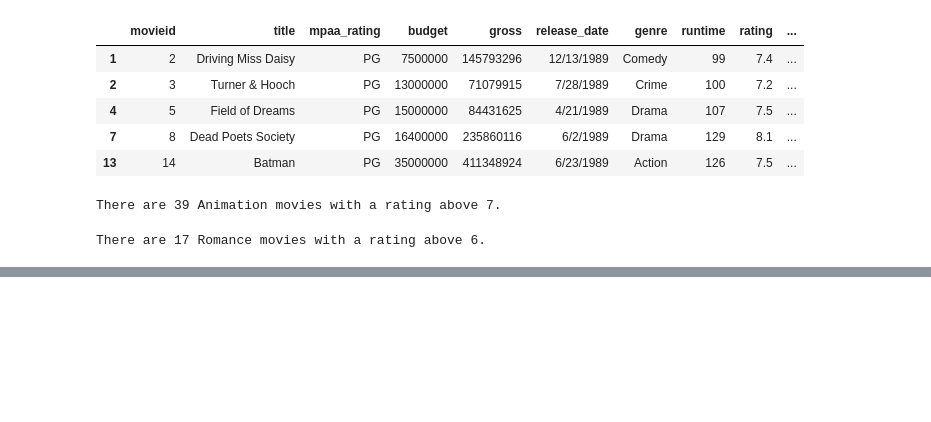
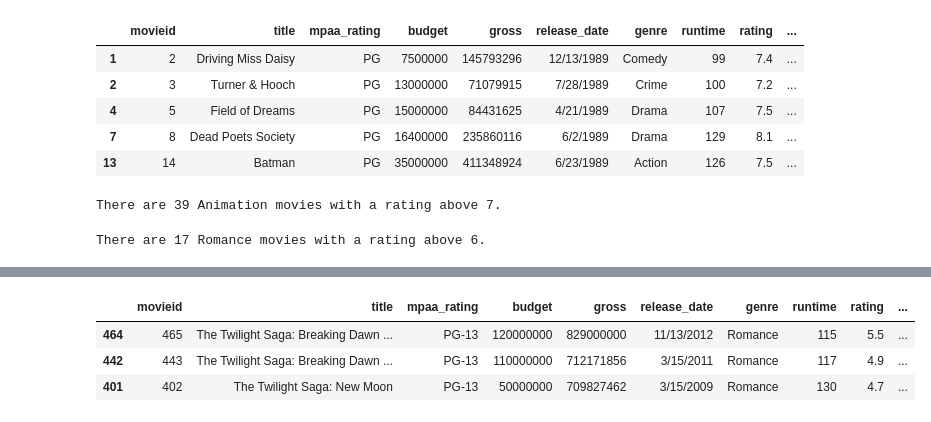
Before and after one commit to RHout19/Project-1, a Jupyter notebook: Model 1/Project 1/Sprint_4_Panda.ipynb, the cells around one changed output, grey strips where cells are left out. Cells and saved outputs as stored; diff of their text form; code cells hidden in the pictures; blank space fills up the shorter version.

```diff
--- a/Model 1/Sprint_4_Panda.ipynb
+++ b/Model 1/Project 1/Sprint_4_Panda.ipynb
@@ -246,0 +280,13 @@ KeyError: "None of [Int64Index([  7500000,   7500000,  13000000,  14000000,  150
+# %%
+#Exercise 6 | top 3 high Gross Romance movies released after 1999, not included (typecast it to datetime)
+
+search_year = int(input("Insert Release Year:"))
+
+mv['year'] = pd.to_datetime(mv['release_date']).dt.year
+
+mv[(mv['genre'] == 'Romance') & (mv["year"] > search_year)].nlargest(3, 'gross')
+# %% [output]
+|  | movieid | title | mpaa_rating | budget | gross | release_date | genre | runtime | rating | ... |
+| 464 | 465 | The Twilight Saga: Breaking Dawn ... | PG-13 | 120000000 | 829000000 | 11/13/2012 | Romance | 115 | 5.5 | ... |
+| 442 | 443 | The Twilight Saga: Breaking Dawn ... | PG-13 | 110000000 | 712171856 | 3/15/2011 | Romance | 117 | 4.9 | ... |
+| 401 | 402 | The Twilight Saga: New Moon | PG-13 | 50000000 | 709827462 | 3/15/2009 | Romance | 130 | 4.7 | ... |
```
Also changed, not shown: parts of 10 cells of this notebook, 3 other files.
